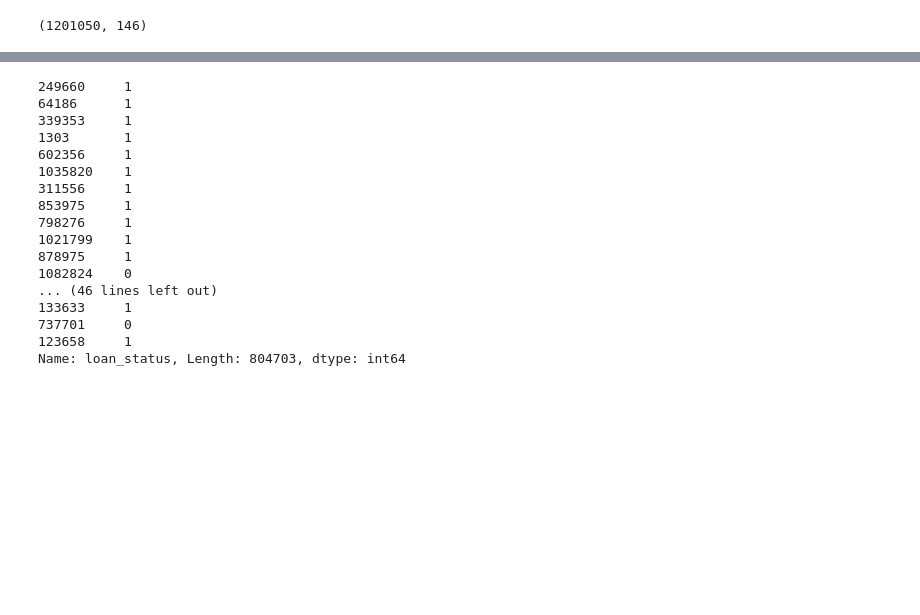
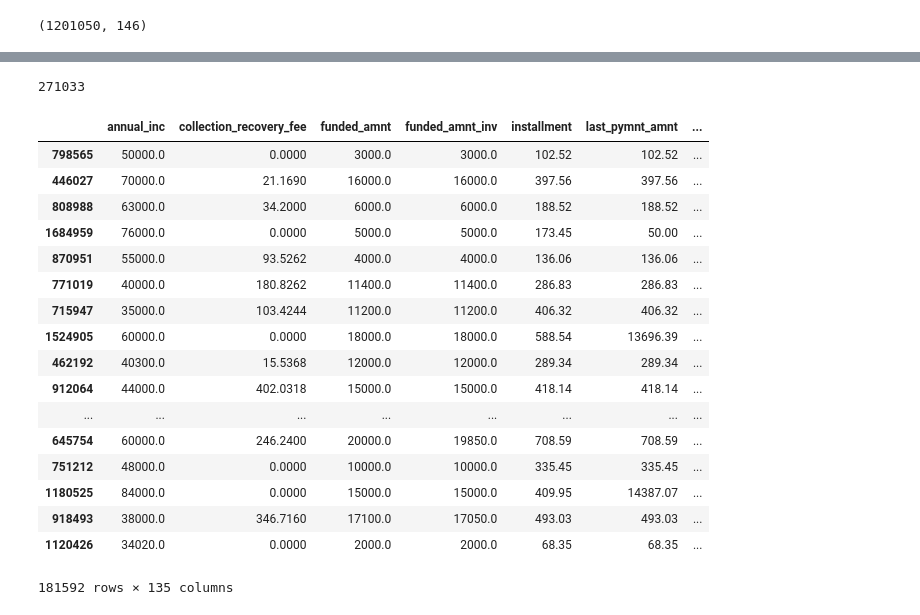
Before and after one commit to msakarvadia/Machine-Learning, a Jupyter notebook: LC_LoanDefaultRatePrediction.ipynb, the cells around one changed output, grey strips where cells are left out. Drawn from its saved outputs; the diff is of its cells as text; code cells hidden in the pictures; blank space fills up the shorter version.

```diff
--- a/LC_LoanDefaultRatePrediction.ipynb
+++ b/LC_LoanDefaultRatePrediction.ipynb
@@ -277,23 +333,26 @@ np.random.seed(seed)
 # %%
-print(y_train)
+print(y_train.size + y_test.size)
+X_train
 # %% [output]
-249660     1
-64186      1
-339353     1
-1303       1
-602356     1
-1035820    1
-311556     1
-853975     1
-798276     1
-1021799    1
-878975     1
-1082824    0
-... (46 lines left out)
-133633     1
-737701     0
-123658     1
-Name: loan_status, Length: 804703, dtype: int64
+271033
+|  | annual_inc | collection_recovery_fee | funded_amnt | funded_amnt_inv | installment | last_pymnt_amnt | ... |
+| 798565 | 50000.0 | 0.0000 | 3000.0 | 3000.0 | 102.52 | 102.52 | ... |
+| 446027 | 70000.0 | 21.1690 | 16000.0 | 16000.0 | 397.56 | 397.56 | ... |
+| 808988 | 63000.0 | 34.2000 | 6000.0 | 6000.0 | 188.52 | 188.52 | ... |
+| 1684959 | 76000.0 | 0.0000 | 5000.0 | 5000.0 | 173.45 | 50.00 | ... |
+| 870951 | 55000.0 | 93.5262 | 4000.0 | 4000.0 | 136.06 | 136.06 | ... |
+| 771019 | 40000.0 | 180.8262 | 11400.0 | 11400.0 | 286.83 | 286.83 | ... |
+| 715947 | 35000.0 | 103.4244 | 11200.0 | 11200.0 | 406.32 | 406.32 | ... |
+| 1524905 | 60000.0 | 0.0000 | 18000.0 | 18000.0 | 588.54 | 13696.39 | ... |
+| 462192 | 40300.0 | 15.5368 | 12000.0 | 12000.0 | 289.34 | 289.34 | ... |
+| 912064 | 44000.0 | 402.0318 | 15000.0 | 15000.0 | 418.14 | 418.14 | ... |
+| ... | ... | ... | ... | ... | ... | ... | ... |
+| 645754 | 60000.0 | 246.2400 | 20000.0 | 19850.0 | 708.59 | 708.59 | ... |
+| 751212 | 48000.0 | 0.0000 | 10000.0 | 10000.0 | 335.45 | 335.45 | ... |
+| 1180525 | 84000.0 | 0.0000 | 15000.0 | 15000.0 | 409.95 | 14387.07 | ... |
+| 918493 | 38000.0 | 346.7160 | 17100.0 | 17050.0 | 493.03 | 493.03 | ... |
+| 1120426 | 34020.0 | 0.0000 | 2000.0 | 2000.0 | 68.35 | 68.35 | ... |
+181592 rows × 135 columns
 # %%
 
 my_model = Sequential()
```
Also changed, not shown: parts of 18 cells of this notebook.
